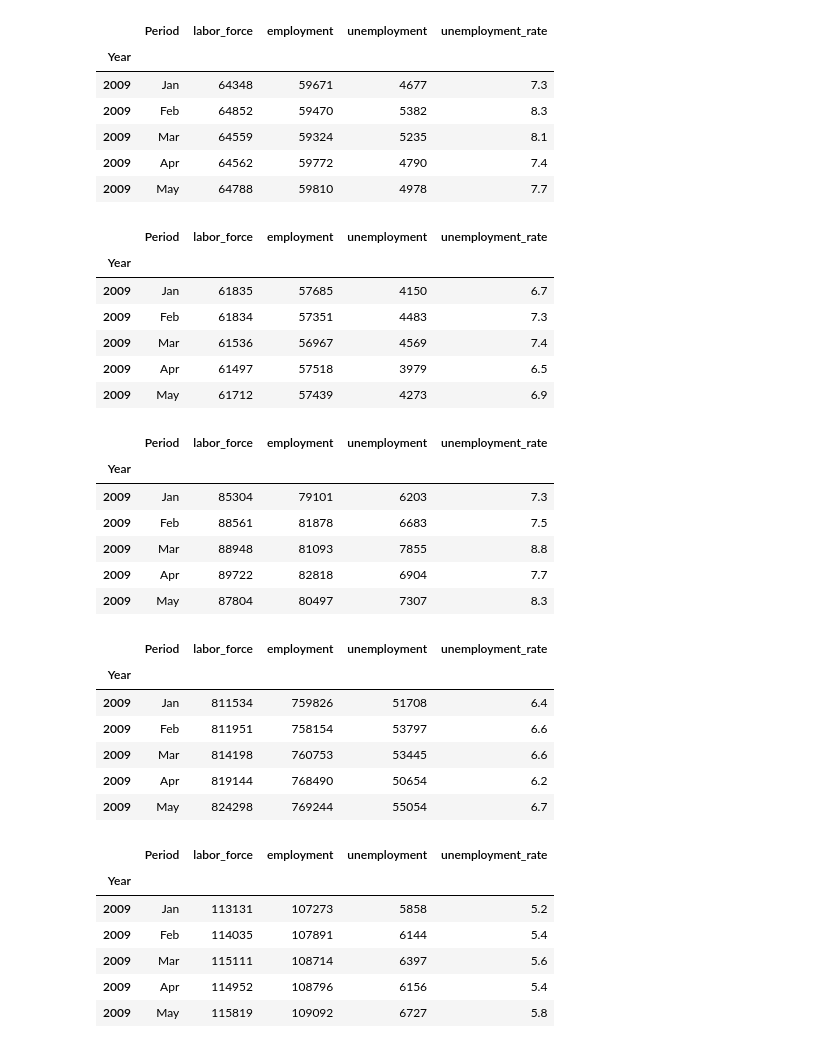
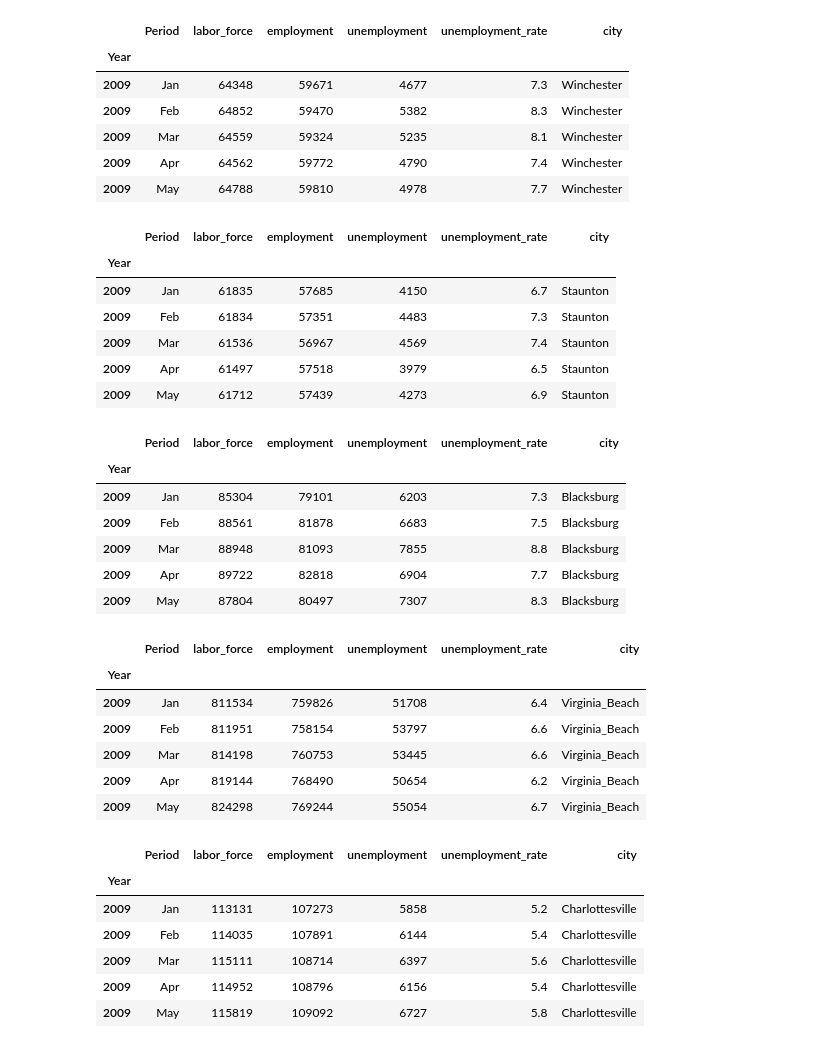
Before and after one commit to Jfish13/ETL_Project, a Jupyter notebook: BLS Sheets.ipynb, the cells around one changed output. Cells and saved outputs as stored; diff of their text form; code cells hidden in the pictures.

Commit message:
Updated Sheets, merged dataframes

```diff
--- a/BLS Sheets.ipynb
+++ b/BLS Sheets.ipynb
@@ -3,65 +4,70 @@ import pandas as pd
 # %%
 #Create dataframe for Winchester
 winchester_df = pd.read_excel('SeriesReport-20190415194424_44baf2.xlsx', skiprows=10, index_col=0, na_values=['NA'])
 winchester_df=winchester_df.rename(index=str, columns={"labor force": "labor_force", "unemployment rate": "unemployment_rate"})
+winchester_df["city"] = "Winchester"
 winchester_df.head()
 # %% [output]
-|  | Period | labor_force | employment | unemployment | unemployment_rate |
-| Year |  |  |  |  |  |
-| 2009 | Jan | 64348 | 59671 | 4677 | 7.3 |
-| 2009 | Feb | 64852 | 59470 | 5382 | 8.3 |
-| 2009 | Mar | 64559 | 59324 | 5235 | 8.1 |
-| 2009 | Apr | 64562 | 59772 | 4790 | 7.4 |
-| 2009 | May | 64788 | 59810 | 4978 | 7.7 |
+|  | Period | labor_force | employment | unemployment | unemployment_rate | city |
+| Year |  |  |  |  |  |  |
+| 2009 | Jan | 64348 | 59671 | 4677 | 7.3 | Winchester |
+| 2009 | Feb | 64852 | 59470 | 5382 | 8.3 | Winchester |
+| 2009 | Mar | 64559 | 59324 | 5235 | 8.1 | Winchester |
+| 2009 | Apr | 64562 | 59772 | 4790 | 7.4 | Winchester |
+| 2009 | May | 64788 | 59810 | 4978 | 7.7 | Winchester |
 # %%
 #Create dataframe for Staunton
 staunton_df = pd.read_excel('SeriesReport-20190415194440_c6f6e8.xlsx', skiprows=10, index_col=0, na_values=['NA'])
 staunton_df=staunton_df.rename(index=str, columns={"labor force": "labor_force", "unemployment rate": "unemployment_rate"})
+staunton_df["city"] = "Staunton"
 staunton_df.head()
 # %% [output]
-|  | Period | labor_force | employment | unemployment | unemployment_rate |
-| Year |  |  |  |  |  |
-| 2009 | Jan | 61835 | 57685 | 4150 | 6.7 |
-| 2009 | Feb | 61834 | 57351 | 4483 | 7.3 |
-| 2009 | Mar | 61536 | 56967 | 4569 | 7.4 |
-| 2009 | Apr | 61497 | 57518 | 3979 | 6.5 |
-| 2009 | May | 61712 | 57439 | 4273 | 6.9 |
+|  | Period | labor_force | employment | unemployment | unemployment_rate | city |
+| Year |  |  |  |  |  |  |
+| 2009 | Jan | 61835 | 57685 | 4150 | 6.7 | Staunton |
+| 2009 | Feb | 61834 | 57351 | 4483 | 7.3 | Staunton |
+| 2009 | Mar | 61536 | 56967 | 4569 | 7.4 | Staunton |
+| 2009 | Apr | 61497 | 57518 | 3979 | 6.5 | Staunton |
+| 2009 | May | 61712 | 57439 | 4273 | 6.9 | Staunton |
 # %%
 #Create dataframe for Blacksburg
 blacksburg_df = pd.read_excel('SeriesReport-20190415194501_2b534f.xlsx', skiprows=10, index_col=0, na_values=['NA'])
 blacksburg_df=blacksburg_df.rename(index=str, columns={"labor force": "labor_force", "unemployment rate": "unemployment_rate"})
+blacksburg_df["city"] = "Blacksburg"
 blacksburg_df.head()
 # %% [output]
-|  | Period | labor_force | employment | unemployment | unemployment_rate |
-| Year |  |  |  |  |  |
-| 2009 | Jan | 85304 | 79101 | 6203 | 7.3 |
-| 2009 | Feb | 88561 | 81878 | 6683 | 7.5 |
-| 2009 | Mar | 88948 | 81093 | 7855 | 8.8 |
-| 2009 | Apr | 89722 | 82818 | 6904 | 7.7 |
-| 2009 | May | 87804 | 80497 | 7307 | 8.3 |
+|  | Period | labor_force | employment | unemployment | unemployment_rate | city |
+| Year |  |  |  |  |  |  |
+| 2009 | Jan | 85304 | 79101 | 6203 | 7.3 | Blacksburg |
+| 2009 | Feb | 88561 | 81878 | 6683 | 7.5 | Blacksburg |
+| 2009 | Mar | 88948 | 81093 | 7855 | 8.8 | Blacksburg |
+| 2009 | Apr | 89722 | 82818 | 6904 | 7.7 | Blacksburg |
+| 2009 | May | 87804 | 80497 | 7307 | 8.3 | Blacksburg |
 # %%
 #Create dataframe for Virginia Beach
 beach_df = pd.read_excel('SeriesReport-20190415194437_539c01.xlsx', skiprows=10, index_col=0, na_values=['NA'])
 beach_df=beach_df.rename(index=str, columns={"labor force": "labor_force", "unemployment rate": "unemployment_rate"})
+beach_df["city"] = "Virginia_Beach"
 beach_df.head()
 # %% [output]
-|  | Period | labor_force | employment | unemployment | unemployment_rate |
-| Year |  |  |  |  |  |
-| 2009 | Jan | 811534 | 759826 | 51708 | 6.4 |
-| 2009 | Feb | 811951 | 758154 | 53797 | 6.6 |
-| 2009 | Mar | 814198 | 760753 | 53445 | 6.6 |
-| 2009 | Apr | 819144 | 768490 | 50654 | 6.2 |
-| 2009 | May | 824298 | 769244 | 55054 | 6.7 |
+|  | Period | labor_force | employment | unemployment | unemployment_rate | city |
+| Year |  |  |  |  |  |  |
+| 2009 | Jan | 811534 | 759826 | 51708 | 6.4 | Virginia_Beach |
+| 2009 | Feb | 811951 | 758154 | 53797 | 6.6 | Virginia_Beach |
+| 2009 | Mar | 814198 | 760753 | 53445 | 6.6 | Virginia_Beach |
+| 2009 | Apr | 819144 | 768490 | 50654 | 6.2 | Virginia_Beach |
+| 2009 | May | 824298 | 769244 | 55054 | 6.7 | Virginia_Beach |
 # %%
 #Create dataframe for Charlottesville
 charlottesville_df = pd.read_excel('SeriesReport-20190415194458_0390c9.xlsx', skiprows=10, index_col=0, na_values=['NA'])
 charlottesville_df=charlottesville_df.rename(index=str, columns={"labor force": "labor_force", "unemployment rate": "unemployment_rate"})
+charlottesville_df["city"] = "Charlottesville"
 charlottesville_df.head()
 # %% [output]
-|  | Period | labor_force | employment | unemployment | unemployment_rate |
-| Year |  |  |  |  |  |
-| 2009 | Jan | 113131 | 107273 | 5858 | 5.2 |
-| 2009 | Feb | 114035 | 107891 | 6144 | 5.4 |
-| 2009 | Mar | 115111 | 108714 | 6397 | 5.6 |
-| 2009 | Apr | 114952 | 108796 | 6156 | 5.4 |
-| 2009 | May | 115819 | 109092 | 6727 | 5.8 |
+|  | Period | labor_force | employment | unemployment | unemployment_rate | city |
+| Year |  |  |  |  |  |  |
+| 2009 | Jan | 113131 | 107273 | 5858 | 5.2 | Charlottesville |
+| 2009 | Feb | 114035 | 107891 | 6144 | 5.4 | Charlottesville |
+| 2009 | Mar | 115111 | 108714 | 6397 | 5.6 | Charlottesville |
+| 2009 | Apr | 114952 | 108796 | 6156 | 5.4 | Charlottesville |
+| 2009 | May | 115819 | 109092 | 6727 | 5.8 | Charlottesville |
```
Also changed, not shown: parts of 7 cells of this notebook.
